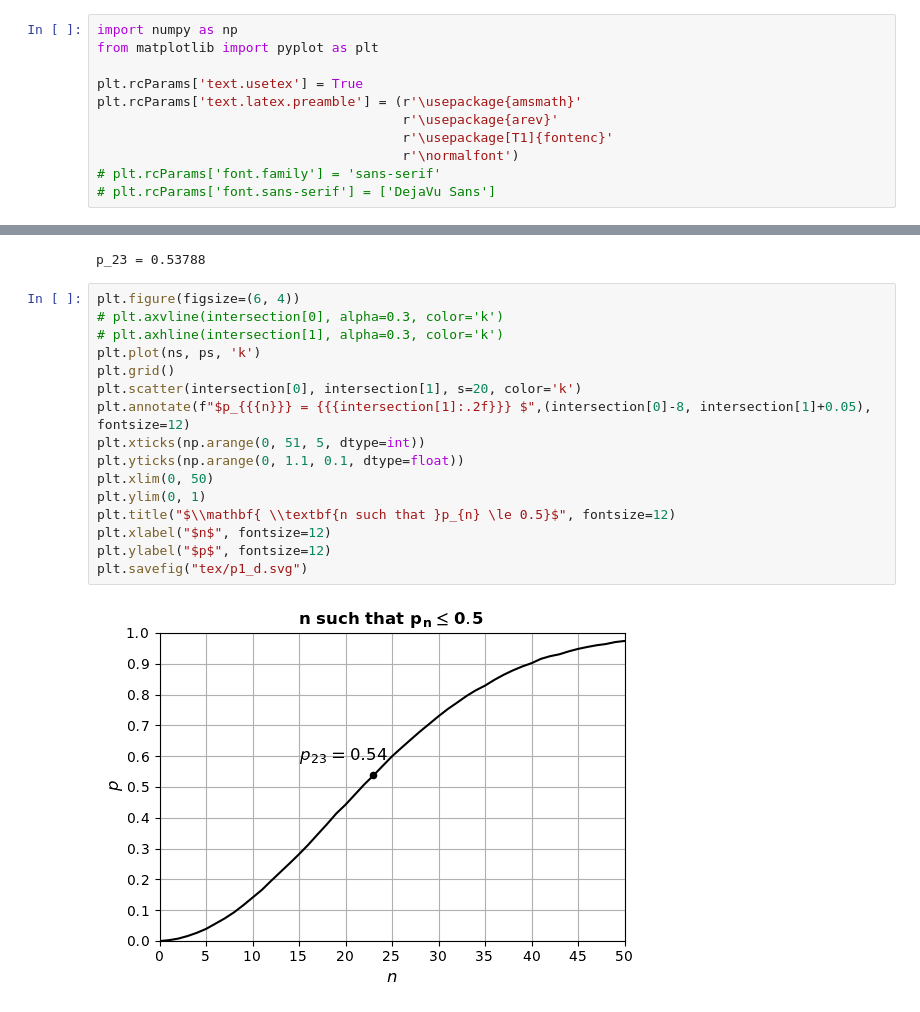
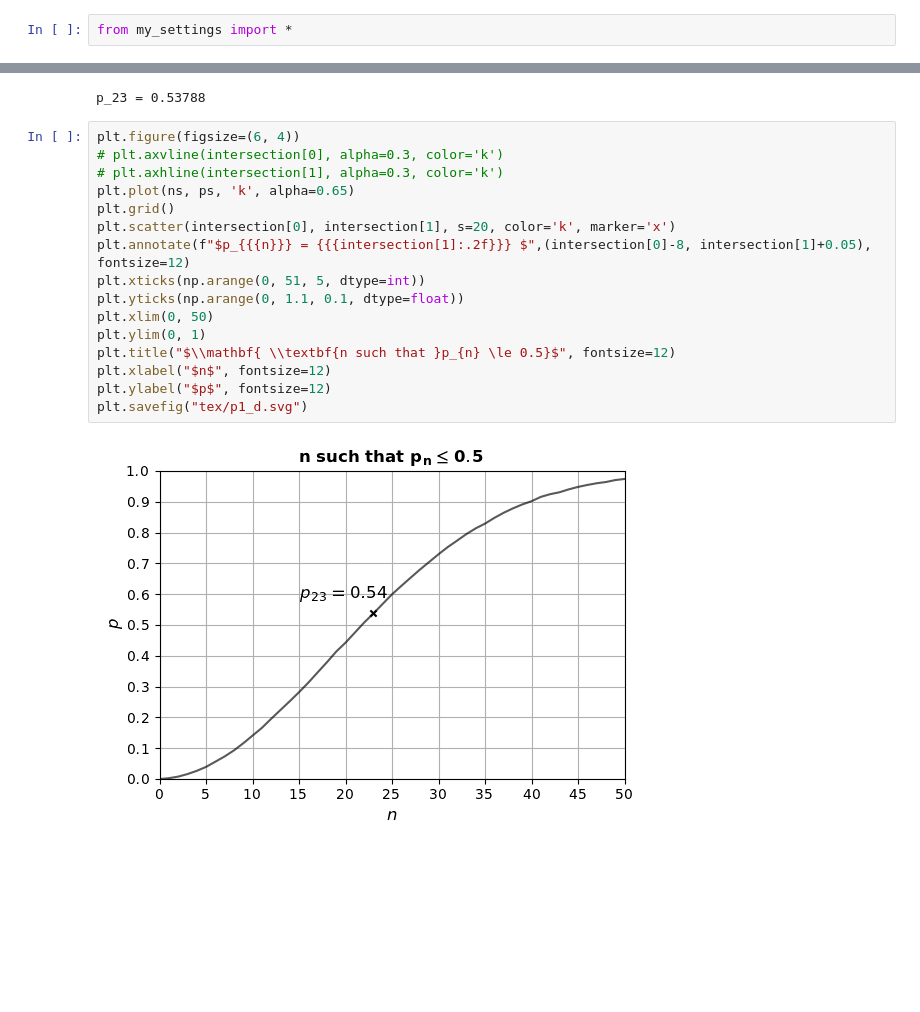
Before and after one commit to AustinMaddison/discrete-simulation, a Jupyter notebook: src/hw1/p1.ipynb, the cells around one changed output, grey strips where cells are left out. Drawn from its saved outputs; the diff is of its cells as text; blank space fills up the shorter version.

```diff
--- a/src/hw1/p1.ipynb
+++ b/src/hw1/p1.ipynb
@@ -3,16 +3,7 @@
 #### Problem 1
 Authored: Austin Jetrin Maddison 6481268
 # %%
-import numpy as np
-from matplotlib import pyplot as plt
-
-plt.rcParams['text.usetex'] = True
-plt.rcParams['text.latex.preamble'] = (r'\usepackage{amsmath}'
-                                       r'\usepackage{arev}'
-                                       r'\usepackage[T1]{fontenc}'
-                                       r'\normalfont')
-# plt.rcParams['font.family'] = 'sans-serif'
-# plt.rcParams['font.sans-serif'] = ['DejaVu Sans']
+from my_settings import *
 # %%
 DAYS_IN_YEAR = 365
 get_ci  = lambda mean, var, n : (mean-1.96 * np.sqrt(var)/n, mean+1.96 * np.sqrt(var/n) )
@@ -82,18 +73,18 @@ p_23 = 0.53788
 # %%
 plt.figure(figsize=(6, 4))
 # plt.axvline(intersection[0], alpha=0.3, color='k')
 # plt.axhline(intersection[1], alpha=0.3, color='k')
-plt.plot(ns, ps, 'k')
+plt.plot(ns, ps, 'k', alpha=0.65)
 plt.grid()
-plt.scatter(intersection[0], intersection[1], s=20, color='k')
+plt.scatter(intersection[0], intersection[1], s=20, color='k', marker='x')
 plt.annotate(f"$p_{{{n}}} = {{{intersection[1]:.2f}}} $",(intersection[0]-8, intersection[1]+0.05), fontsize=12)
 plt.xticks(np.arange(0, 51, 5, dtype=int))
 plt.yticks(np.arange(0, 1.1, 0.1, dtype=float))
 plt.xlim(0, 50)
 plt.ylim(0, 1)
 plt.title("$\\mathbf{ \\textbf{n such that }p_{n} \le 0.5}$", fontsize=12)
 plt.xlabel("$n$", fontsize=12)
 plt.ylabel("$p$", fontsize=12)
 plt.savefig("tex/p1_d.svg")
 # %% [output]
-[figure, old version]
+[figure, new version]
```
Also changed, not shown: 15 other files.
